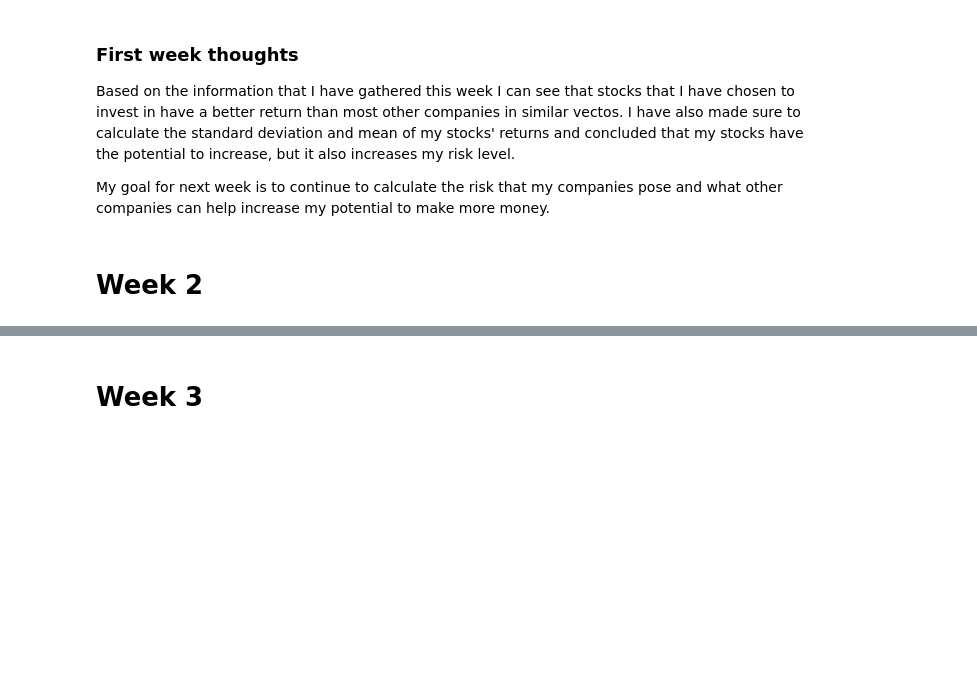
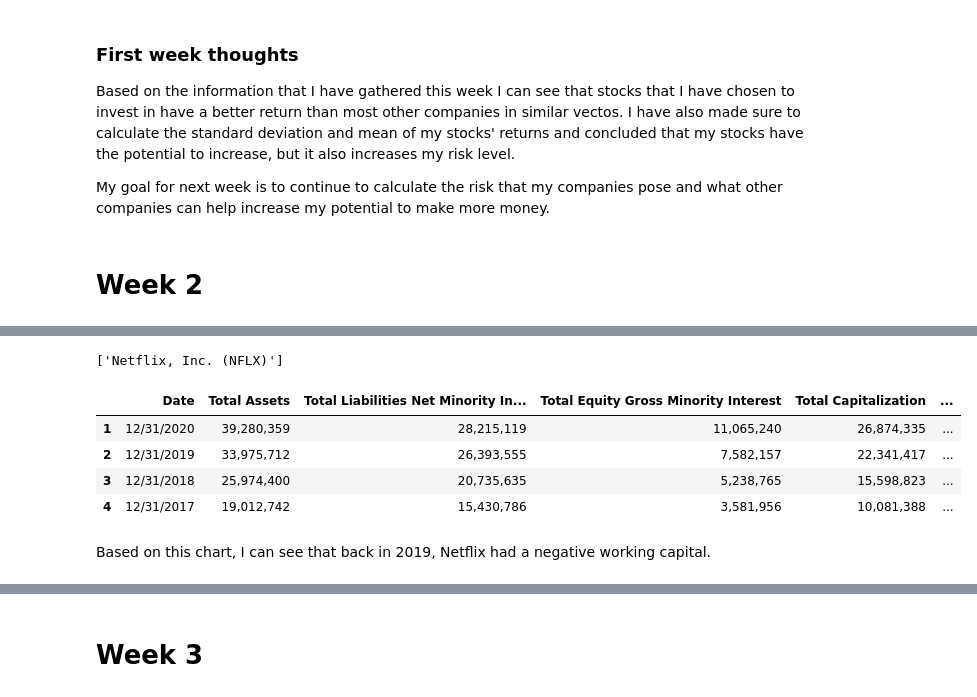
Before and after one commit to AnaEstrada1996/Project4, a Jupyter notebook: Investopedia_project4.ipynb, the cells around one changed output, grey strips where cells are left out. Drawn from its saved outputs; the diff is of its cells as text; code cells hidden in the pictures; blank space fills up the shorter version.

```diff
--- a/Investopedia_project4.ipynb
+++ b/Investopedia_project4.ipynb
@@ -304,0 +379,76 @@ My goal for next week is to continue to calculate the risk that my companies pos
+# %%
+symbol = 'NFLX'
+
+url = 'https://finance.yahoo.com/quote/' + symbol + '/balance-sheet?p=' + symbol
+
+# Set up the request headers that we're going to use, to simulate
+# a request by the Chrome browser.
+headers = {
+    'Accept': 'text/html,application/xhtml+xml,application/xml;q=0.9,image/webp,image/apng,*/*;q=0.8,application/signed-exchange;v=b3',
+    'Accept-Encoding': 'gzip, deflate, br',
+    'Accept-Language': 'en-US,en;q=0.9',
+    'Cache-Control': 'max-age=0',
+    'Connection': 'close',
+    'DNT': '1',
+    'Pragma': 'no-cache',
+    'Referrer': 'https://google.com',
+    'User-Agent': 'Mozilla/5.0 (Windows NT 10.0; Win64; x64) AppleWebKit/537.36 (KHTML, like Gecko) Chrome/92.0.4515.107 Safari/537.36'
+}
+
+# Fetch the page
+page = requests.get(url, headers=headers)
+
+# Parse the page with LXML,
+tree = html.fromstring(page.content)
+
+tree.xpath("//h1/text()")
+# %% [output]
+['Netflix, Inc. (NFLX)']
+# %%
+table_rows = tree.xpath("//div[contains(@class, 'D(tbr)')]")
+
+assert len(table_rows) > 0
+
+parsed_rows = []
+
+for table_row in table_rows:
+    parsed_row = []
+    el = table_row.xpath("./div")
+
+    none_count = 0
+
+    for rs in el:
+        try:
+            (text,) = rs.xpath('.//span/text()[1]')
+            parsed_row.append(text)
+        except ValueError:
+            parsed_row.append(np.NaN)
+            none_count += 1
+
+    if (none_count < 4):
+        parsed_rows.append(parsed_row)
+
+df_netflix = pd.DataFrame(parsed_rows)
+# %%
+#i am cleaning up the data and making sure that it is in the
+df_netflix = pd.DataFrame(parsed_rows)
+df_netflix = df_netflix.set_index(0)
+df_netflix = df_netflix.transpose()
+
+# Rename the "Breakdown" column to "Date"
+cols = list(df_netflix.columns)
+cols[0] = 'Date'
+df_netflix = df_netflix.set_axis(cols, axis='columns', inplace=False)
+
+
+
+
+df_netflix
+# %% [output]
+|  | Date | Total Assets | Total Liabilities Net Minority In... | Total Equity Gross Minority Interest | Total Capitalization | ... |
+| 1 | 12/31/2020 | 39,280,359 | 28,215,119 | 11,065,240 | 26,874,335 | ... |
+| 2 | 12/31/2019 | 33,975,712 | 26,393,555 | 7,582,157 | 22,341,417 | ... |
+| 3 | 12/31/2018 | 25,974,400 | 20,735,635 | 5,238,765 | 15,598,823 | ... |
+| 4 | 12/31/2017 | 19,012,742 | 15,430,786 | 3,581,956 | 10,081,388 | ... |
+# %% [markdown]
+Based on this chart, I can see that back in 2019, Netflix had a negative working capital.
```
Also changed, not shown: parts of 30 cells of this notebook.
